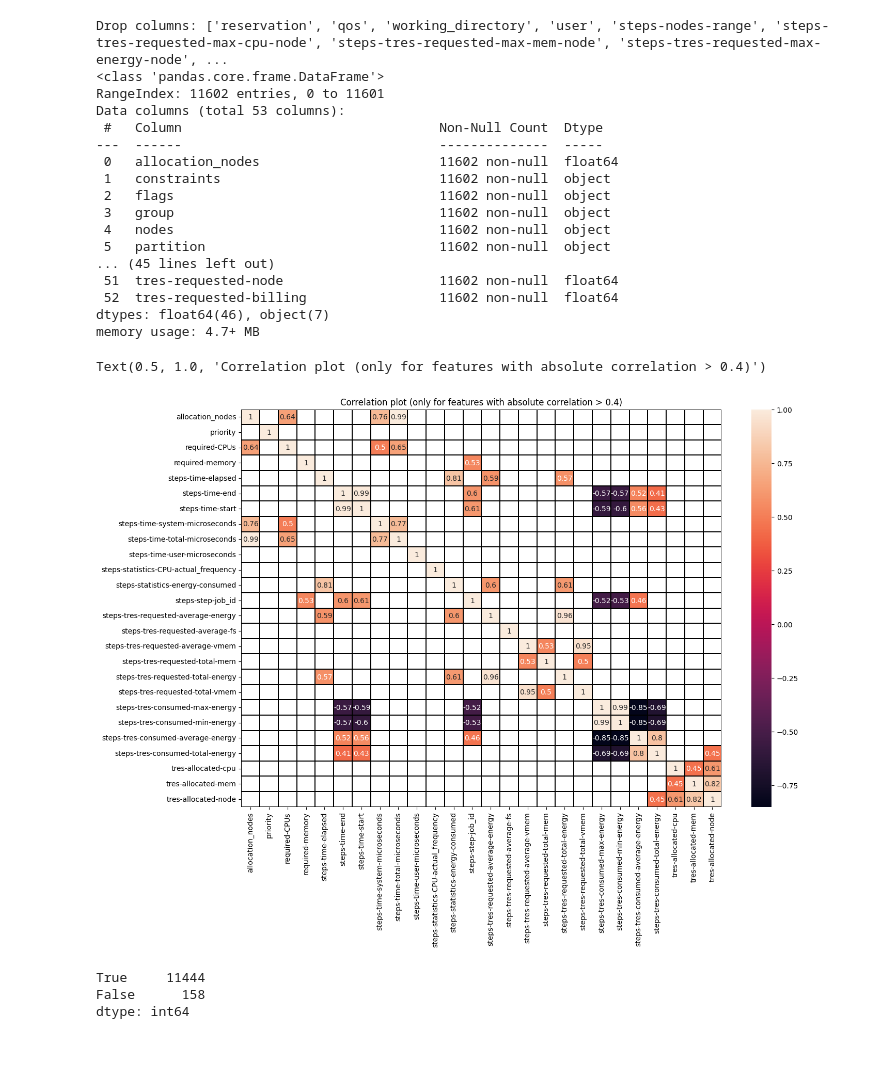
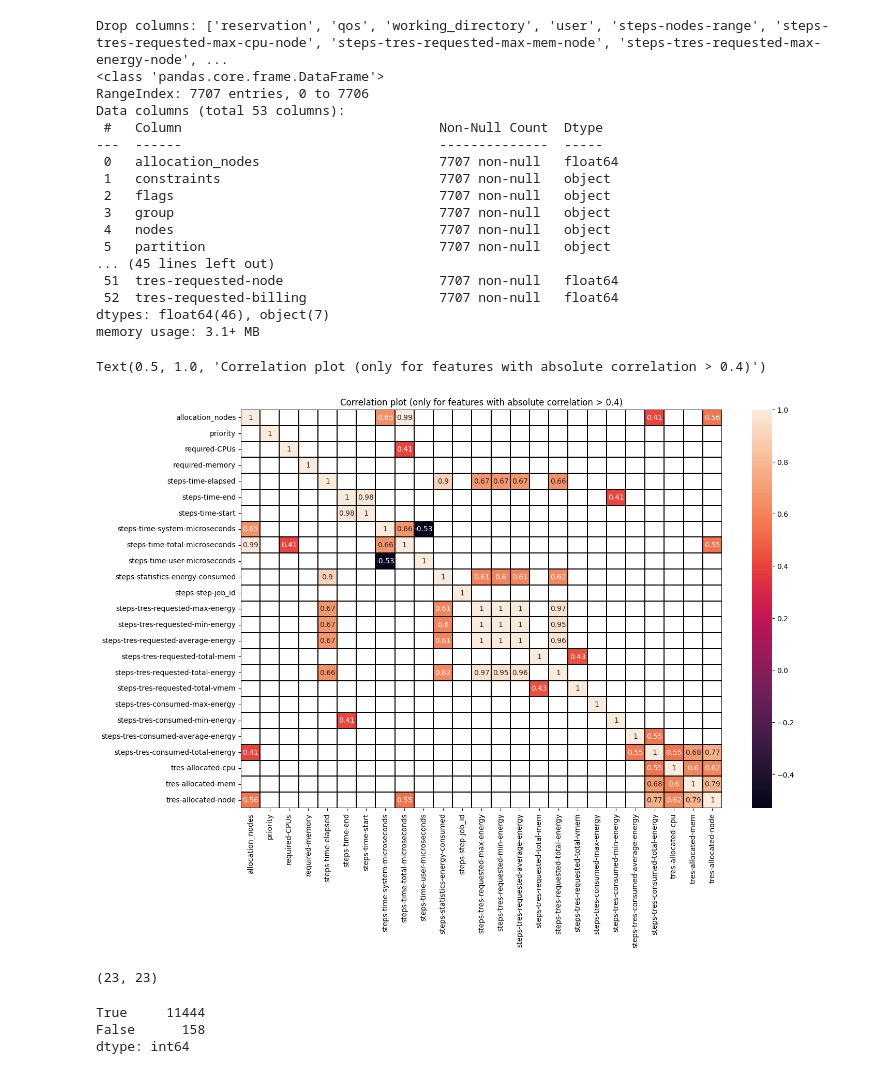
Before and after one commit to admire-eurohpc/AnomalyDetection, a Jupyter notebook: notebooks/transform_clean.ipynb, the cells around one changed output. Cells and saved outputs as stored; diff of their text form; code cells hidden in the pictures.

Commit message:
Added removal of noisy columns to cleaning notebook

```diff
--- a/notebooks/transform_clean.ipynb
+++ b/notebooks/transform_clean.ipynb
@@ -41,28 +41,35 @@ df_raw = df_raw.dropna(axis=1, how='all')
 ambigous = df_raw.select_dtypes(include=['object']).columns
 df_raw[ambigous] = df_raw[ambigous].astype(str)
 
+# Only jobs longer than 1 minute
+df_raw = df_raw[df_raw['steps-time-elapsed'] > 60]
+
+# Only jobs which consumed more than 0 energy
+df_raw = df_raw[df_raw['steps-tres-consumed-total-energy'] > 0]
+
+df_raw = df_raw.reset_index(drop=True)
+
 
 df_raw.info()
 # %% [output]
 Drop columns: ['reservation', 'qos', 'working_directory', 'user', 'steps-nodes-range', 'steps-tres-requested-max-cpu-node', 'steps-tres-requested-max-mem-node', 'steps-tres-requested-max-energy-node', ...
 <class 'pandas.core.frame.DataFrame'>
-RangeIndex: 11602 entries, 0 to 11601
+RangeIndex: 7707 entries, 0 to 7706
 Data columns (total 53 columns):
  #   Column                                 Non-Null Count  Dtype
 ---  ------                                 --------------  -----
- 0   allocation_nodes                       11602 non-null  float64
- 1   constraints                            11602 non-null  object
- 2   flags                                  11602 non-null  object
- 3   group                                  11602 non-null  object
- 4   nodes                                  11602 non-null  object
- 5   partition                              11602 non-null  object
+ 0   allocation_nodes                       7707 non-null   float64
+ 1   constraints                            7707 non-null   object
+ 2   flags                                  7707 non-null   object
+ 3   group                                  7707 non-null   object
+ 4   nodes                                  7707 non-null   object
+ 5   partition                              7707 non-null   object
 ... (45 lines left out)
- 51  tres-requested-node                    11602 non-null  float64
- 52  tres-requested-billing                 11602 non-null  float64
+ 51  tres-requested-node                    7707 non-null   float64
+ 52  tres-requested-billing                 7707 non-null   float64
 dtypes: float64(46), object(7)
-memory usage: 4.7+ MB
+memory usage: 3.1+ MB
 # %%
-plt.figure(figsize=(15,10))
 redundant_columns = [
     'steps-tasks-count',
     'steps-nodes-count',
@@ -71,8 +78,8 @@ redundant_columns = [
     'steps-tres-requested-min-mem',
     'steps-tres-requested-average-mem', # only 1 record different than -total-mem
 
-    'steps-tres-requested-min-energy',
-    'steps-tres-requested-max-energy',
+    #'steps-tres-requested-min-energy',
+    #'steps-tres-requested-max-energy',
 
     'steps-tres-requested-max-fs',
     'steps-tres-requested-min-fs',
@@ -91,11 +98,9 @@ redundant_columns = [
     'tres-requested-mem',
     'tres-requested-node',
     ]
-
-threshold = 0.4
-corr = df_raw.select_dtypes(exclude=['object']).drop(columns=redundant_columns).corr().round(5)
-sns.heatmap(corr[corr.abs() > threshold], annot=True, linewidths=0.1, linecolor='black')
-plt.title(f'Correlation plot (only for features with absolute correlation > {threshold})')
+# Potential features to drop because they might be a noise?
+noisy_features = [
+    'steps-statistics-CPU-actual_frequency',
+    'steps-tres-requested-average-vmem',
+    'steps-tres-requested-average-fs',
+]
-# %% [output]
-Text(0.5, 1.0, 'Correlation plot (only for features with absolute correlation > 0.4)')
-[figure, removed]
@@ -104,3 +107,18 @@ df_raw.to_csv(f'data/jobs_step_1_final.csv', index=False)
+# %%
+plt.figure(figsize=(15,10))
+
+threshold = 0.4
+corr = df_raw.select_dtypes(exclude=['object']).drop(columns=redundant_columns + noisy_features).corr(method='pearson').round(5)
+
+sns.heatmap(corr[corr.abs() > threshold], annot=True, linewidths=0.1, linecolor='black')
+plt.title(f'Correlation plot (only for features with absolute correlation > {threshold})')
+# %% [output]
+Text(0.5, 1.0, 'Correlation plot (only for features with absolute correlation > 0.4)')
+[figure, added]
+# %%
+corr.shape
+# %% [output]
+(23, 23)
 # %%
 (df_raw['steps-tres-consumed-min-energy'] == df_raw['steps-tres-consumed-max-energy']).value_counts()
 # %% [output]
```
Also changed, not shown: parts of 7 cells of this notebook.
